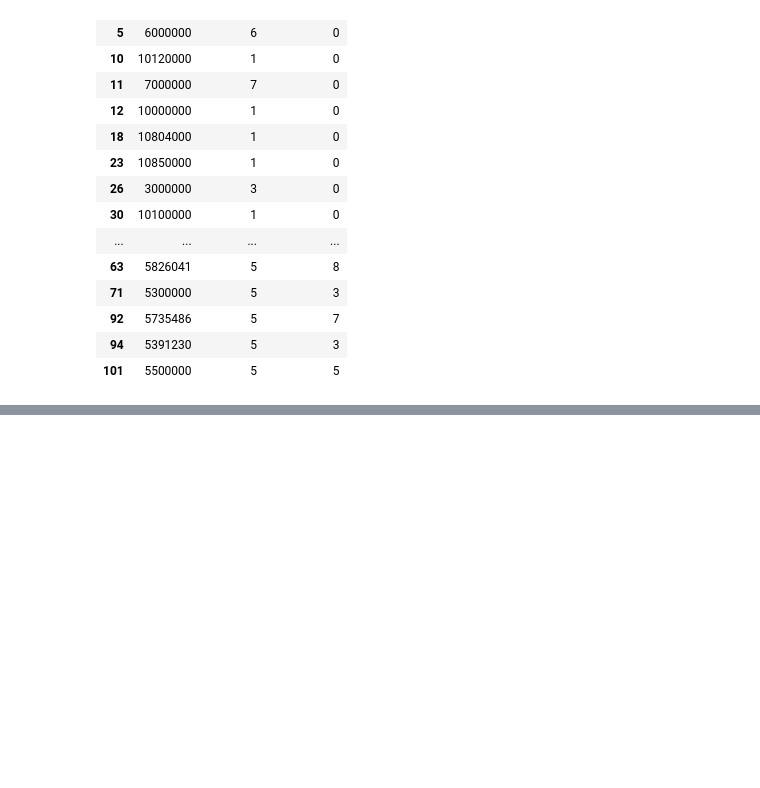
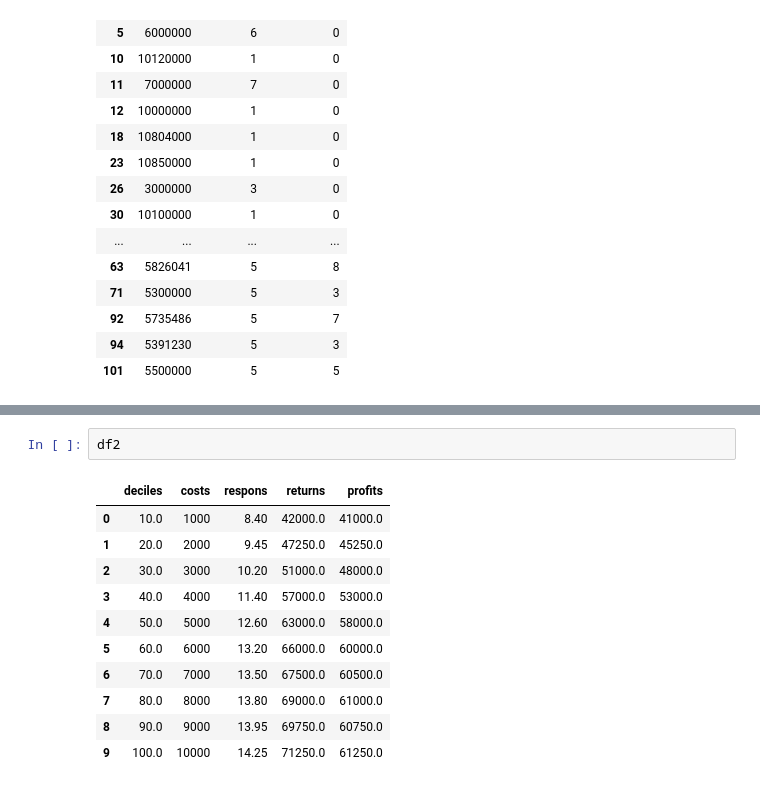
Before and after one commit to imanursar/Machine-Learning-Notes, a Jupyter notebook: Custom Function/Statistic Function.ipynb, the cells around one changed output, grey strips where cells are left out. Cells and saved outputs as stored; diff of their text form; blank space fills up the shorter version.

```diff
--- a/Custom Function/Statistic Function.ipynb
+++ b/Custom Function/Statistic Function.ipynb
@@ -410,0 +424,14 @@ val
+# %%
+df2
+# %% [output]
+|  | deciles | costs | respons | returns | profits |
+| 0 | 10.0 | 1000 | 8.40 | 42000.0 | 41000.0 |
+| 1 | 20.0 | 2000 | 9.45 | 47250.0 | 45250.0 |
+| 2 | 30.0 | 3000 | 10.20 | 51000.0 | 48000.0 |
+| 3 | 40.0 | 4000 | 11.40 | 57000.0 | 53000.0 |
+| 4 | 50.0 | 5000 | 12.60 | 63000.0 | 58000.0 |
+| 5 | 60.0 | 6000 | 13.20 | 66000.0 | 60000.0 |
+| 6 | 70.0 | 7000 | 13.50 | 67500.0 | 60500.0 |
+| 7 | 80.0 | 8000 | 13.80 | 69000.0 | 61000.0 |
+| 8 | 90.0 | 9000 | 13.95 | 69750.0 | 60750.0 |
+| 9 | 100.0 | 10000 | 14.25 | 71250.0 | 61250.0 |
```
Also changed, not shown: parts of 4 cells of this notebook.
